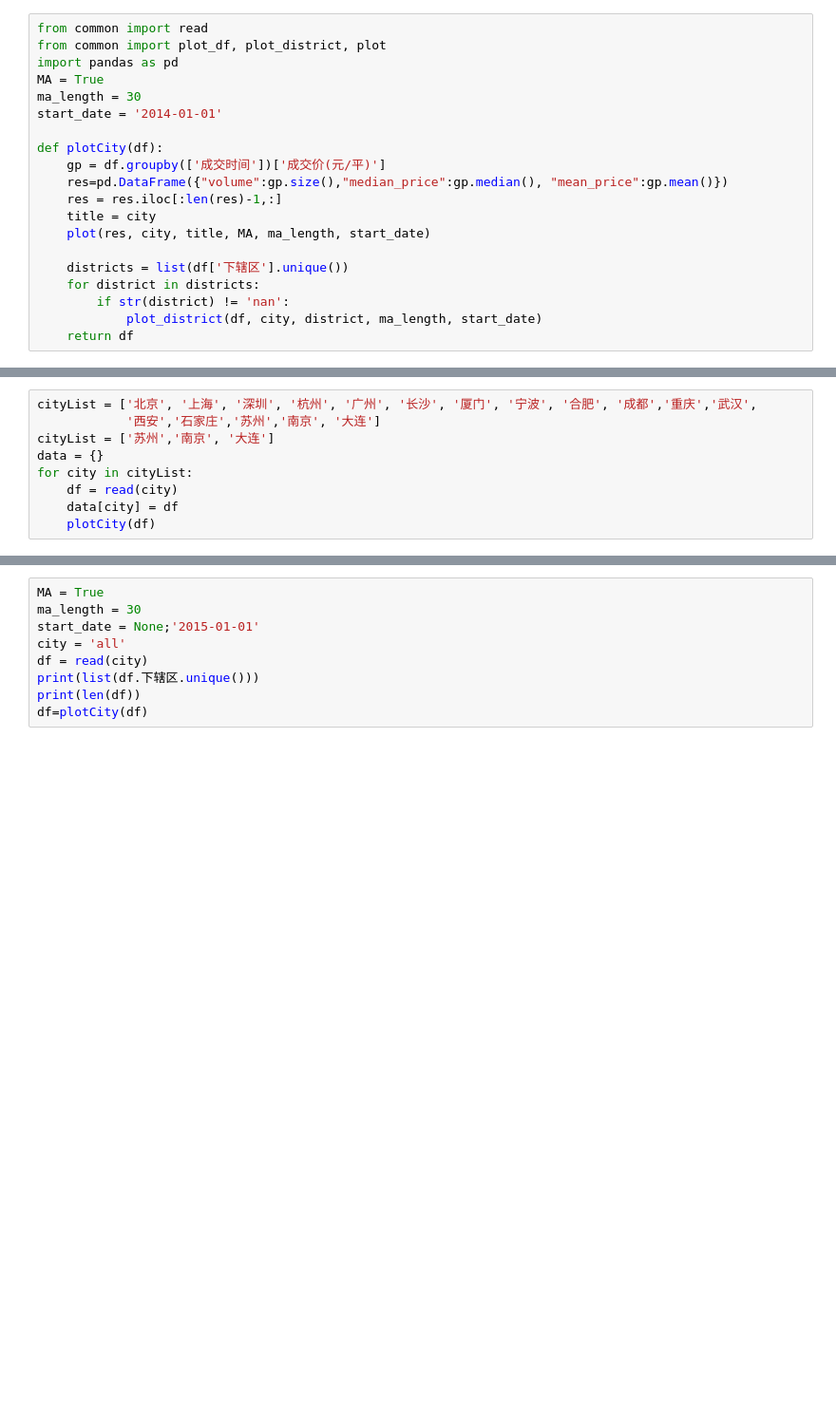
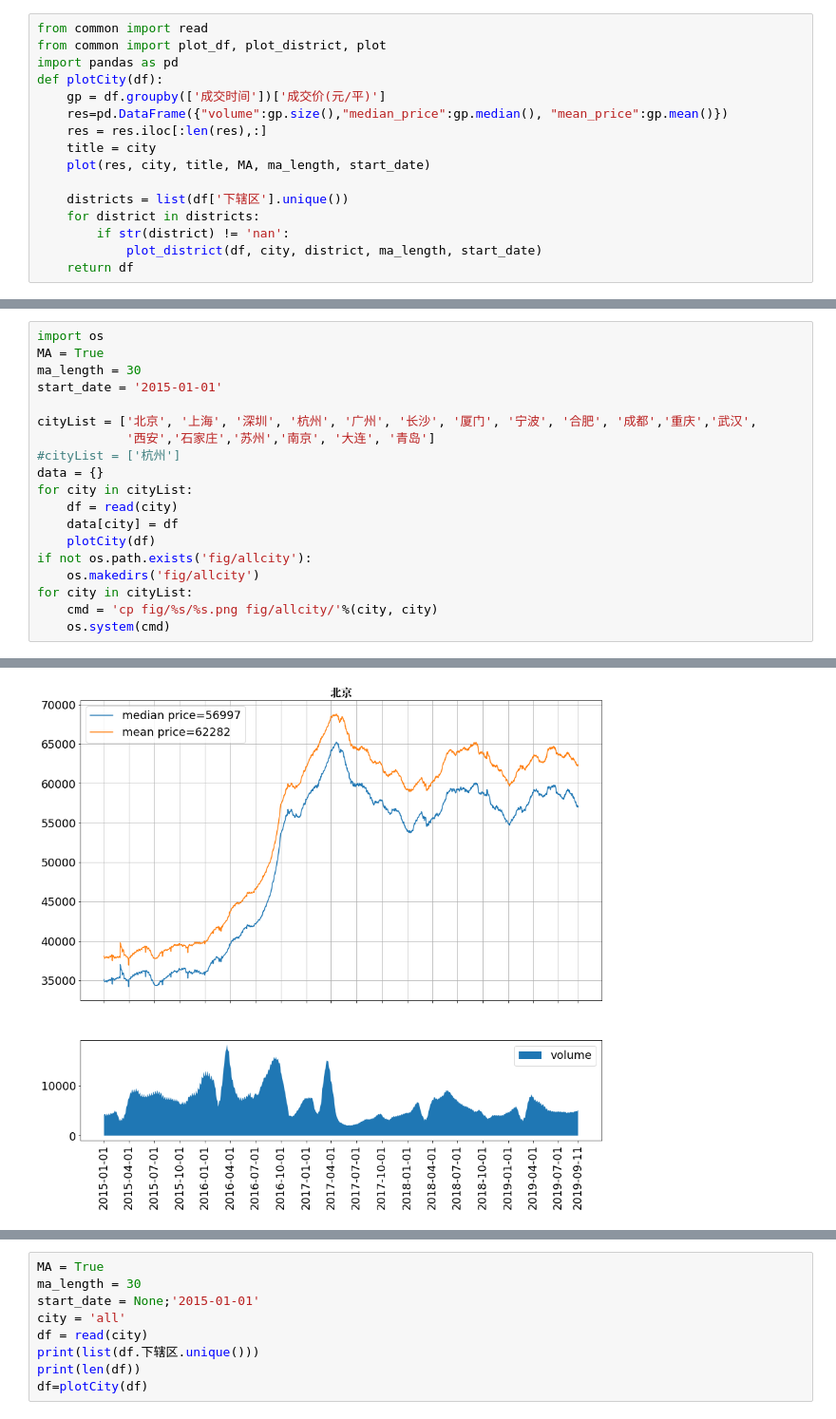
Before and after one commit to naoko821/LianjiaSpider, a Jupyter notebook: analysis.ipynb, the cells around one changed output, grey strips where cells are left out. Shown at 95% size. Drawn from its saved outputs; the diff is of its cells as text; blank space fills up the shorter version.

```diff
--- a/analysis.ipynb
+++ b/analysis.ipynb
@@ -4,14 +4,10 @@
 from common import read
 from common import plot_df, plot_district, plot
 import pandas as pd
-MA = True
-ma_length = 30
-start_date = '2014-01-01'
-
 def plotCity(df):
     gp = df.groupby(['成交时间'])['成交价(元/平)']
     res=pd.DataFrame({"volume":gp.size(),"median_price":gp.median(), "mean_price":gp.mean()})
-    res = res.iloc[:len(res)-1,:]
+    res = res.iloc[:len(res),:]
     title = city
     plot(res, city, title, MA, ma_length, start_date)
 
@@ -23,9 +21,20 @@ def plotCity(df):
 # %%
+import os
+MA = True
+ma_length = 30
+start_date = '2015-01-01'
+
 cityList = ['北京', '上海', '深圳', '杭州', '广州', '长沙', '厦门', '宁波', '合肥', '成都','重庆','武汉',
-            '西安','石家庄','苏州','南京', '大连']
-cityList = ['苏州','南京', '大连']
+            '西安','石家庄','苏州','南京', '大连', '青岛']
+#cityList = ['杭州']
 data = {}
 for city in cityList:
     df = read(city)
     data[city] = df
     plotCity(df)
+if not os.path.exists('fig/allcity'):
+    os.makedirs('fig/allcity')
+for city in cityList:
+    cmd = 'cp fig/%s/%s.png fig/allcity/'%(city, city)
+    os.system(cmd)
+# %% [output]
@@ -31,0 +69 @@ for city in cityList:
+[figure, added]
```
Also changed, not shown: parts of 6 cells of this notebook, 5 other files.
